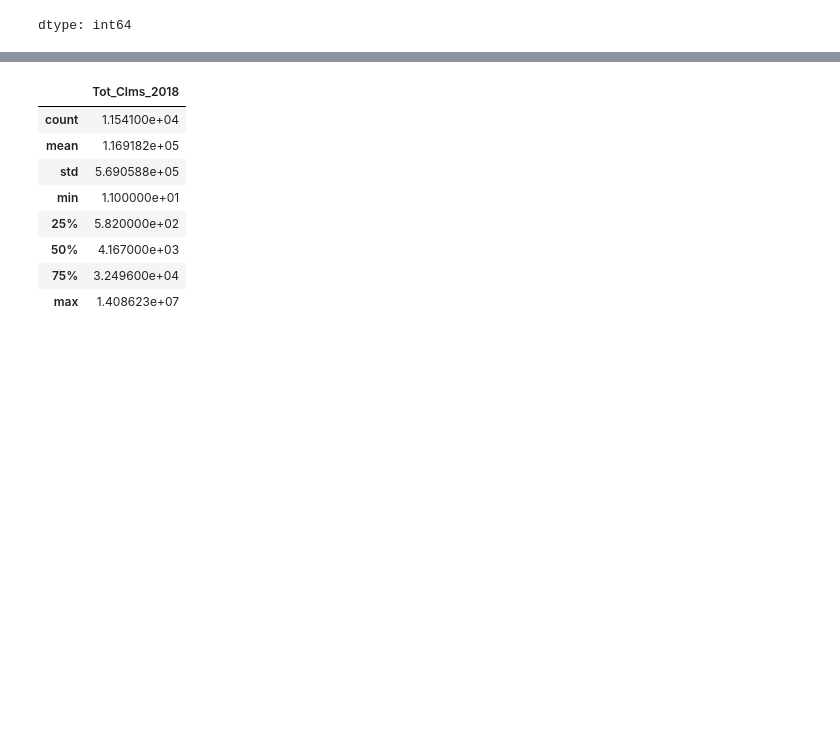
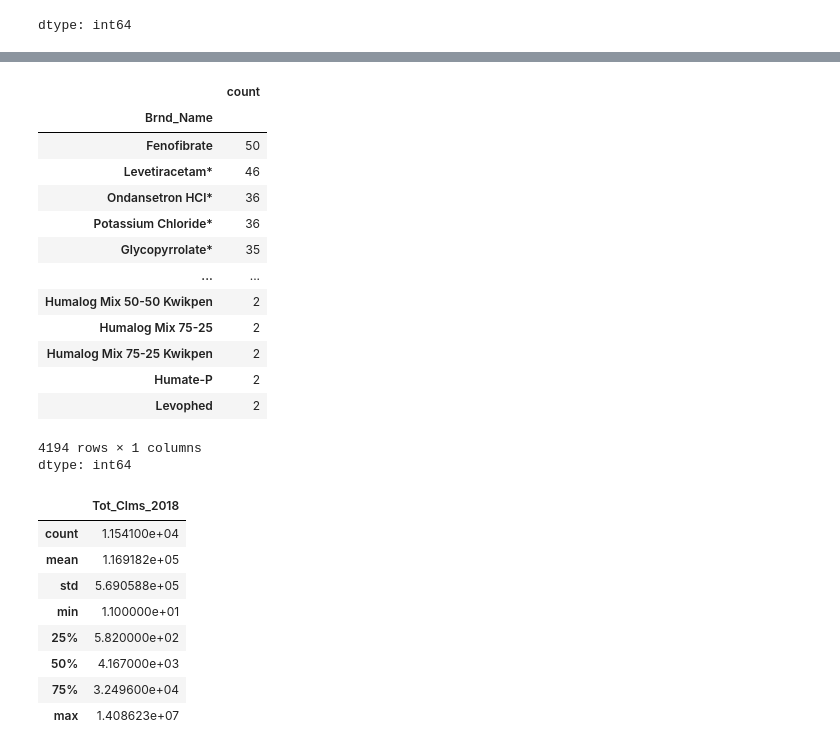
Before and after one commit to natalieassaad/visualization, a Jupyter notebook: assignment/assignment.ipynb, the cells around one changed output, grey strips where cells are left out. Cells and saved outputs as stored; diff of their text form; code cells hidden in the pictures; blank space fills up the shorter version.

```diff
--- a/assignment/assignment.ipynb
+++ b/assignment/assignment.ipynb
@@ -333,3 +333,21 @@ med.head()
 | 2 | A And D | Vits A And D/White Pet/Lanolin | 1 | Overall | 28.0 | 17.0 | 19.0 | 14.0 | ... |
 | 3 | A And D | Vits A And D/White Pet/Lanolin | 1 | Bayer Healthcar | 28.0 | 17.0 | 19.0 | 14.0 | ... |
 | 4 | A And D Diaper Rash | Dimethic/Zinc Ox/Vits A,D/Aloe | 1 | Overall | NaN | 15.0 | 27.0 | 21.0 | ... |
+# %%
+med['Brnd_Name'].value_counts()
+# %% [output]
+|  | count |
+| Brnd_Name |  |
+| Fenofibrate | 50 |
+| Levetiracetam* | 46 |
+| Ondansetron HCl* | 36 |
+| Potassium Chloride* | 36 |
+| Glycopyrrolate* | 35 |
+| ... | ... |
+| Humalog Mix 50-50 Kwikpen | 2 |
+| Humalog Mix 75-25 | 2 |
+| Humalog Mix 75-25 Kwikpen | 2 |
+| Humate-P | 2 |
+| Levophed | 2 |
+4194 rows × 1 columns
+dtype: int64
```
Also changed, not shown: parts of 9 cells of this notebook.
